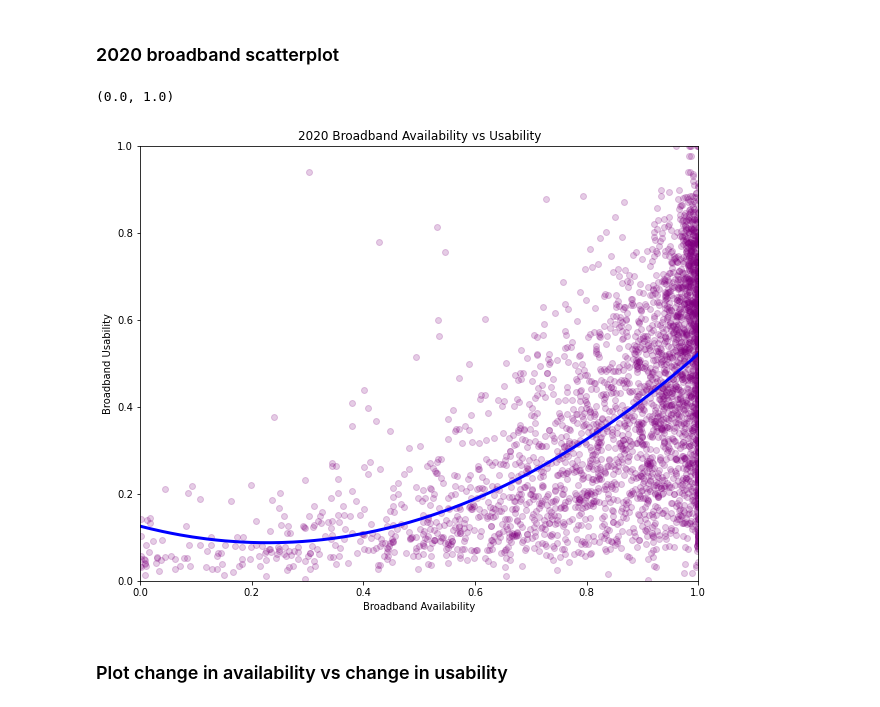
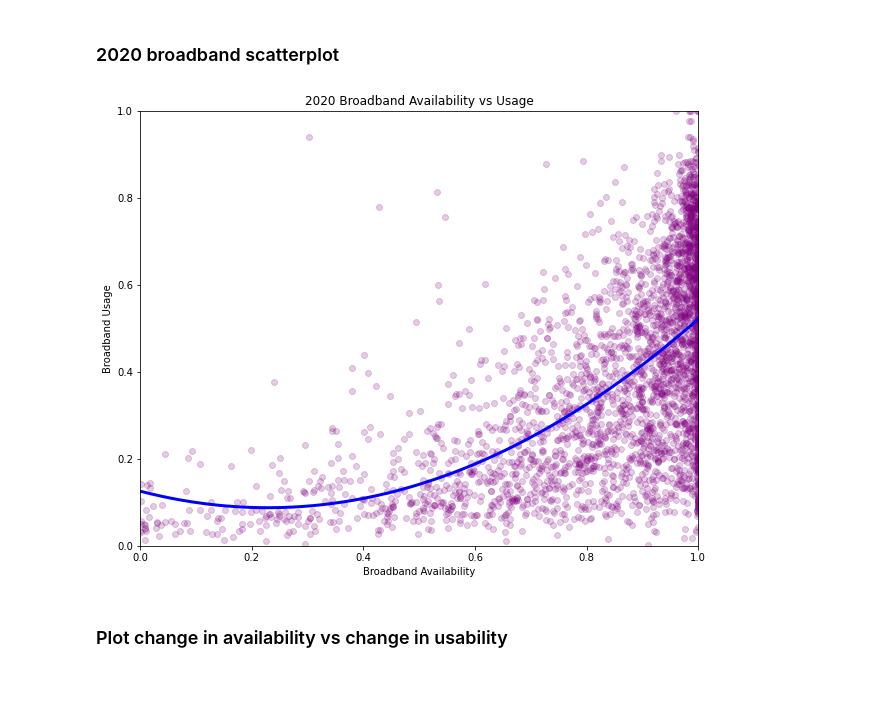
Before and after one commit to DragonGriffon2003/2021_DataSoup_DataFest, a Jupyter notebook: Data-Vis.ipynb, the cells around one changed output. Cells and saved outputs as stored; diff of their text form; code cells hidden in the pictures.

```diff
--- a/Data-Vis.ipynb
+++ b/Data-Vis.ipynb
@@ -106,19 +74,19 @@ plt.ylim(0, 1)
 # %%
 # TODO
 plt.rcParams['figure.figsize'] = [10, 8]
 plt.xlabel('Broadband Availability')
-plt.ylabel('Broadband Usability')
-plt.title('2020 Broadband Availability vs Usability')
+plt.ylabel('Broadband Usage')
+plt.title('2020 Broadband Availability vs Usage')
 plt.scatter(broad_2020['BROADBAND AVAILABILITY PER FCC'], broad_2020['BROADBAND USAGE'], alpha = 0.2, c = "purple")
 (a, b , c) = np.polyfit(broad_2020['BROADBAND AVAILABILITY PER FCC'], broad_2020['BROADBAND USAGE'], 2)
 eq = a * broad_2020['BROADBAND AVAILABILITY PER FCC']**2 + b * broad_2020['BROADBAND AVAILABILITY PER FCC'] + c
 plt.plot(broad_2020['BROADBAND AVAILABILITY PER FCC'], eq, c = 'blue', linewidth = 3)
 plt.xlim(0, 1)
 plt.ylim(0, 1)
 plt.xlim(0, 1)
 plt.ylim(0, 1)
+plt.show()
 # %% [output]
-(0.0, 1.0)
-[figure, old version]
+[figure, new version]
 # %% [markdown]
 ### Plot change in availability vs change in usability
```
Also changed, not shown: parts of 9 cells of this notebook.
